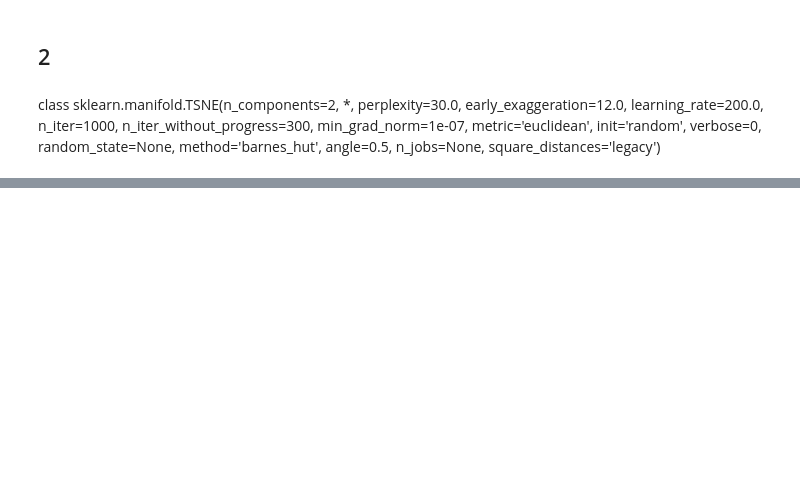
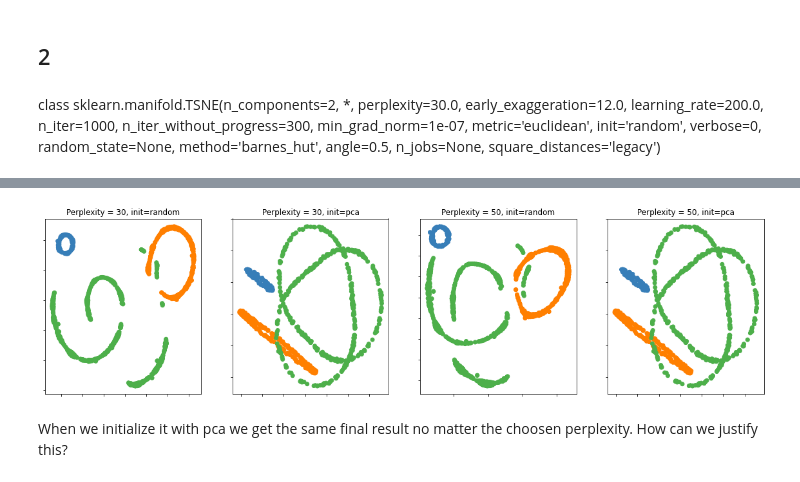
Before and after one commit to drckf/mlreview_notebooks, a Jupyter notebook: jupyter_notebooks/exercises/GitPush_exercise4.ipynb, the cells around one changed output, grey strips where cells are left out. Cells and saved outputs as stored; diff of their text form; code cells hidden in the pictures; blank space fills up the shorter version.

```diff
--- a/jupyter_notebooks/exercises/GitPush_exercise4.ipynb
+++ b/jupyter_notebooks/exercises/GitPush_exercise4.ipynb
@@ -106,0 +132,33 @@ ax4.set_title('Perplexity = 100')
+# %%
+fig, (ax1,ax2,ax3,ax4) = plt.subplots(nrows=1, ncols=4, figsize=(20, 5))
+
+x = tsne_2(data,30,init='random')
+ax1.scatter(x[:,[0]],x[:,[1]],color=colors[y])
+ax1.set_title('Perplexity = 30, init=random')
+ax1.set_yticklabels([])
+ax1.set_xticklabels([])
+
+x = tsne_2(data,30,init='pca')
+ax2.scatter(x[:,[0]],x[:,[1]],color=colors[y])
+ax2.set_title('Perplexity = 30, init=pca')
+ax2.set_yticklabels([])
+ax2.set_xticklabels([])
+
+x = tsne_2(data,50,init='random')
+ax3.scatter(x[:,[0]],x[:,[1]],color=colors[y])
+ax3.set_title('Perplexity = 50, init=random')
+ax3.set_yticklabels([])
+ax3.set_xticklabels([])
+
+x = tsne_2(data,50,init='pca')
+ax4.scatter(x[:,[0]],x[:,[1]],color=colors[y])
+ax4.set_title('Perplexity = 50, init=pca')
+ax4.set_yticklabels([])
+ax4.set_xticklabels([])
+
+plt.show()
+# %% [output]
+[figure, added]
+# %% [markdown]
+When we initialize it with pca we get the same final result no matter the choosen perplexity.
+How can we justify this?
```
Also changed, not shown: parts of 3 cells of this notebook.
